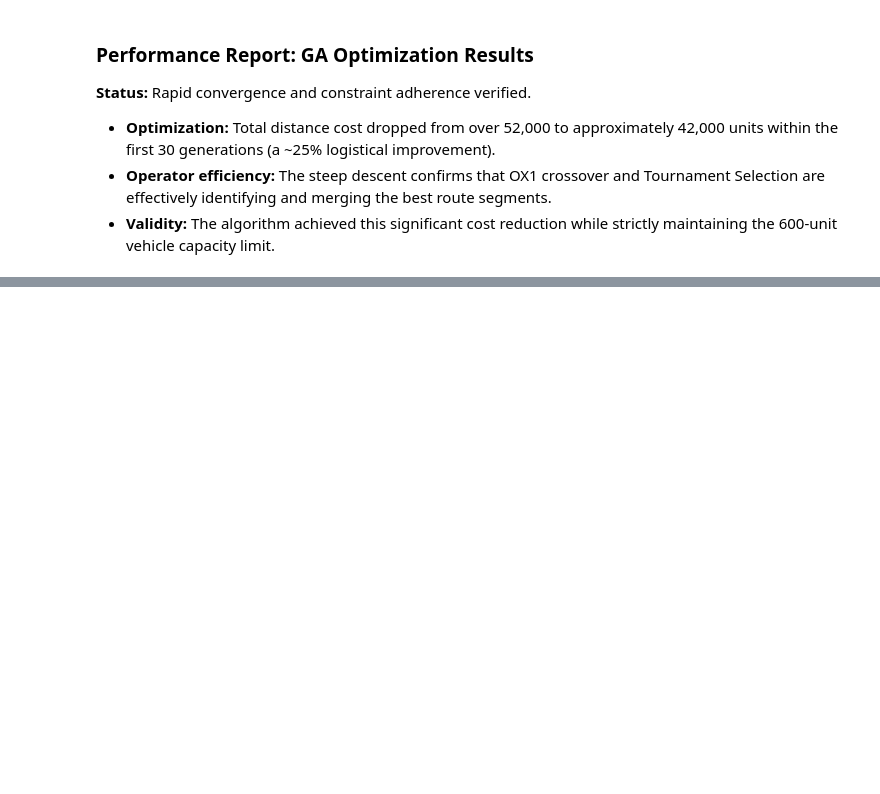
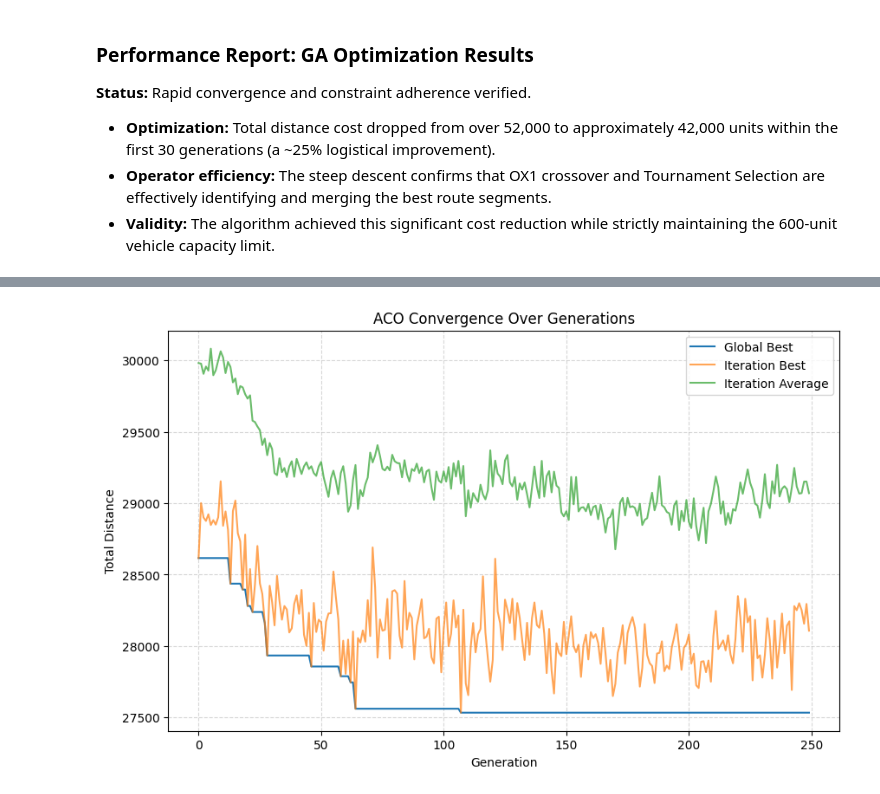
Before and after one commit to miguel-mxrxrx04/cvrp-BAO, a Jupyter notebook: notebooks/experiments.ipynb, the cells around one changed output, grey strips where cells are left out. Drawn from its saved outputs; the diff is of its cells as text; code cells hidden in the pictures; blank space fills up the shorter version.

```diff
--- a/notebooks/experiments.ipynb
+++ b/notebooks/experiments.ipynb
@@ -100,0 +139,27 @@ plt.show()
+# %%
+# ============================================================
+# Run ACO
+# ============================================================
+
+aco = ACOSolver(
+    nodes=nodes,
+    demands=demands,
+    capacity=capacity,
+    depot_id=1,        # change to 0 if needed
+    n_ants=50,
+    n_iterations=250,
+    alpha=1.0,
+    beta=4.0,
+    evaporation=0.25,
+    q=100.0,
+    seed=42,
+)
+
+best_solution, best_cost, alternatives = aco.solve(
+    n_alternatives=3,
+    quality_threshold=1.05,
+    min_diversity=0.20,
+)
+
+print("Best cost:", best_cost)
+print("Routes:", best_solution)
@@ -100,0 +194,8 @@ plt.show()
+# %%
+# ============================================================
+# Plot convergence
+# ============================================================
+
+aco.plot_convergence()
+# %% [output]
+[figure, added]
```
Also changed, not shown: parts of 8 cells of this notebook, 1 other file.
